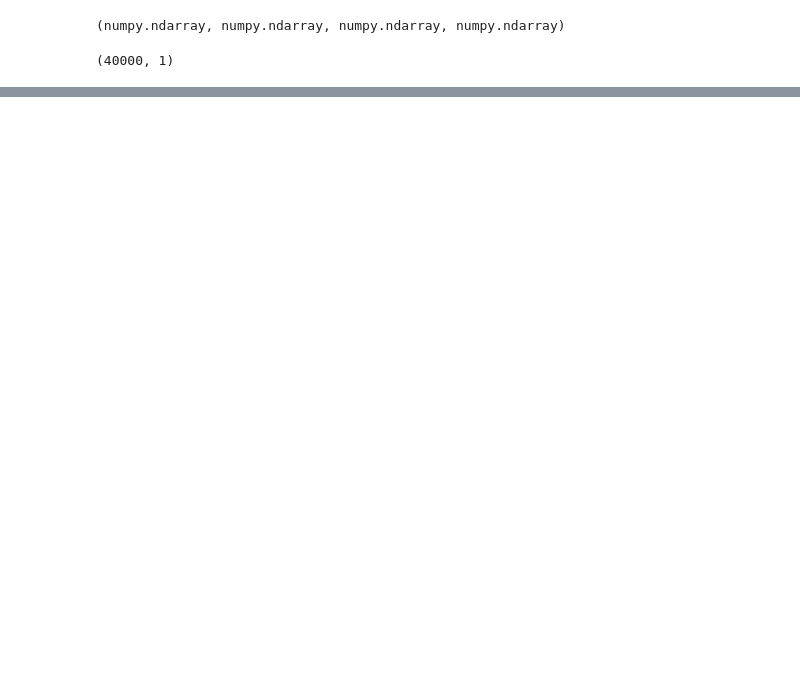
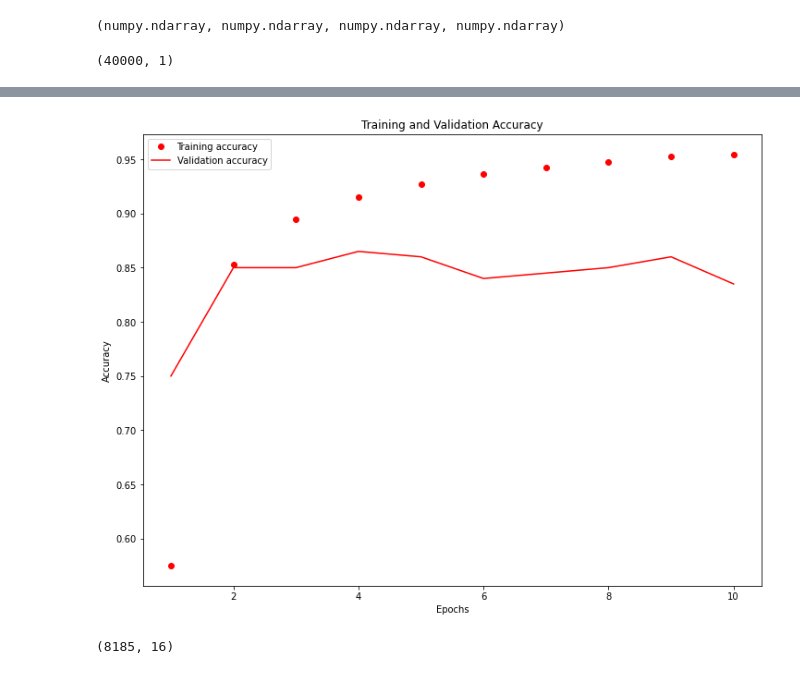
Before and after one commit to TimOgden/Sklearn-TF, a Jupyter notebook: 14_Recurrent_Neural_Networks/exercises.ipynb, the cells around one changed output, grey strips where cells are left out. Drawn from its saved outputs; the diff is of its cells as text; code cells hidden in the pictures; blank space fills up the shorter version.

```diff
--- a/14_Recurrent_Neural_Networks/exercises.ipynb
+++ b/14_Recurrent_Neural_Networks/exercises.ipynb
@@ -155,0 +287,17 @@ ValueError: Failed to convert a NumPy array to a Tensor (Unsupported object type
+# %%
+plt.figure(figsize=(12,9))
+plt.plot(epochs, acc, 'ro', label='Training accuracy')
+plt.plot(epochs, val_acc, 'r', label='Validation accuracy')
+plt.title('Training and Validation Accuracy')
+plt.xlabel('Epochs')
+plt.ylabel('Accuracy')
+plt.legend()
+plt.show()
+# %% [output]
+[figure, added]
+# %%
+embedding = model.layers[0]
+weights = embedding.get_weights()[0]
+weights.shape
+# %% [output]
+(8185, 16)
```
Also changed, not shown: parts of 23 cells of this notebook, 2 other files.
